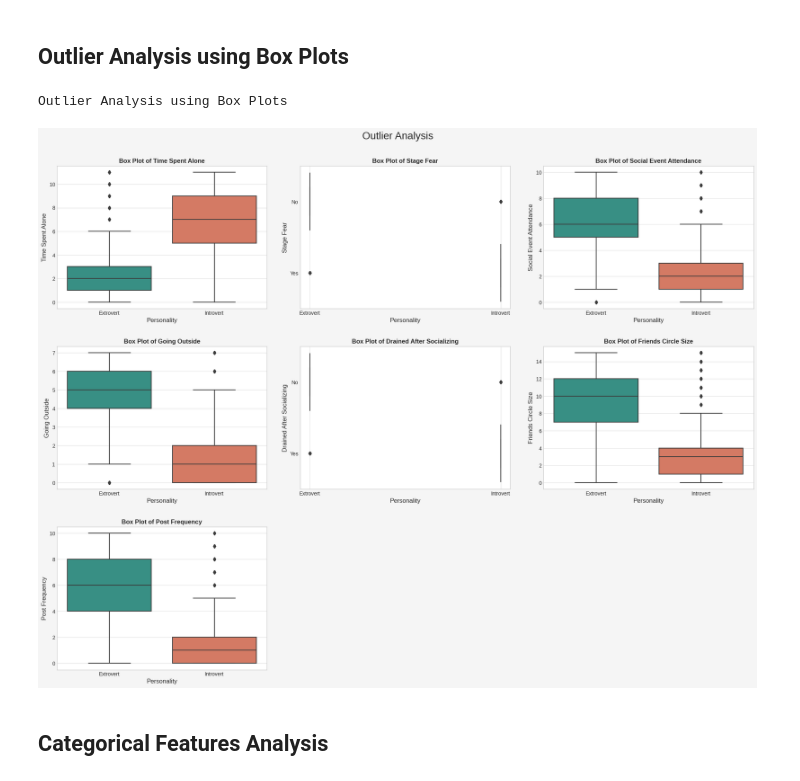
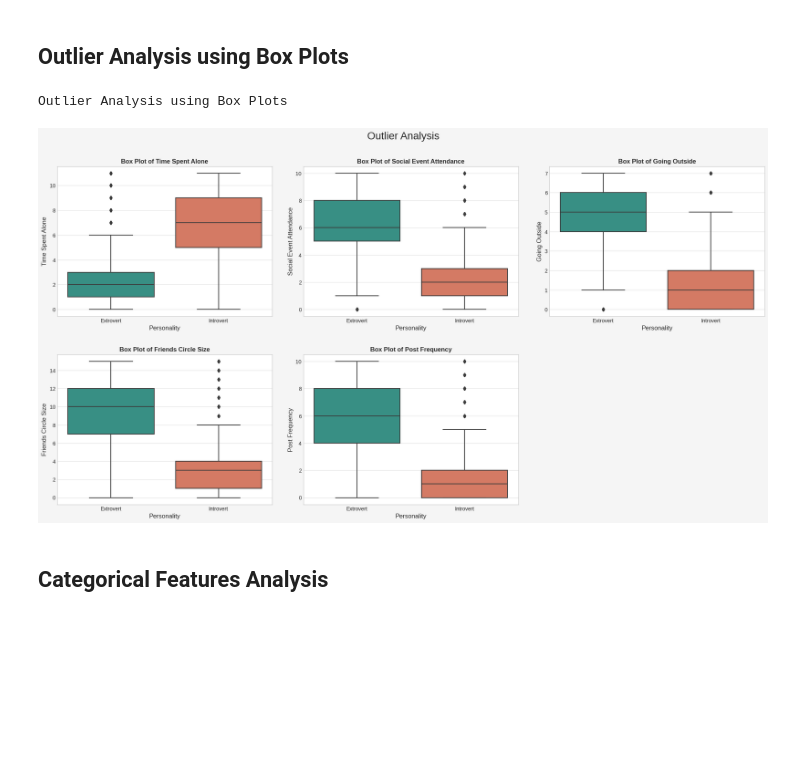
Before and after one commit to La-x-aN/intro_extro, a Jupyter notebook: predict intro-extro.ipynb, the cells around one changed output. Cells and saved outputs as stored; diff of their text form; code cells hidden in the pictures; blank space fills up the shorter version.

```diff
--- a/predict intro-extro.ipynb
+++ b/predict intro-extro.ipynb
@@ -124,6 +124,8 @@ Target Variable Distribution
 # %%
 cat_features_initial = ['time_spent_alone', 'stage_fear', 'social_event_attendance', 'going_outside',
                         'drained_after_socializing', 'friends_circle_size', 'post_frequency']
+num_features_oth = ['time_spent_alone', 'social_event_attendance', 'going_outside',
+                        'friends_circle_size', 'post_frequency']
 num_features_initial = cat_features_initial
 # %% [markdown]
 ## Numerical feature Analysis
@@ -175,19 +179,20 @@ Pair Plots of Numerical Features
 # %%
 print("Outlier Analysis using Box Plots")
 plt.figure(figsize=(20, 15))
-for i, col in enumerate(num_features_initial):
+for i, col in enumerate(num_features_oth):
     plt.subplot(3, 3, i + 1)
     sns.boxplot(x=TARGET_COL, y=col, data=train, palette=PALETTE[:2])
     plt.title(f'Box Plot of {col.title().replace("_", " ")}', fontsize=12)
     plt.xlabel('Personality')
     plt.ylabel(col.title().replace("_", " "))
     plt.xticks(ticks=[0, 1], labels=['Extrovert', 'Introvert'])
 plt.tight_layout(pad=3.0)
 plt.suptitle('Outlier Analysis', y=1.02, fontsize=20)
+plt.savefig('BoxPlots.png')
 plt.show()
 # %% [output]
 Outlier Analysis using Box Plots
-[figure, old version]
+[figure, new version]
 # %% [markdown]
 ## Categorical Features Analysis
 # %%
```
Also changed, not shown: parts of 8 cells of this notebook.
